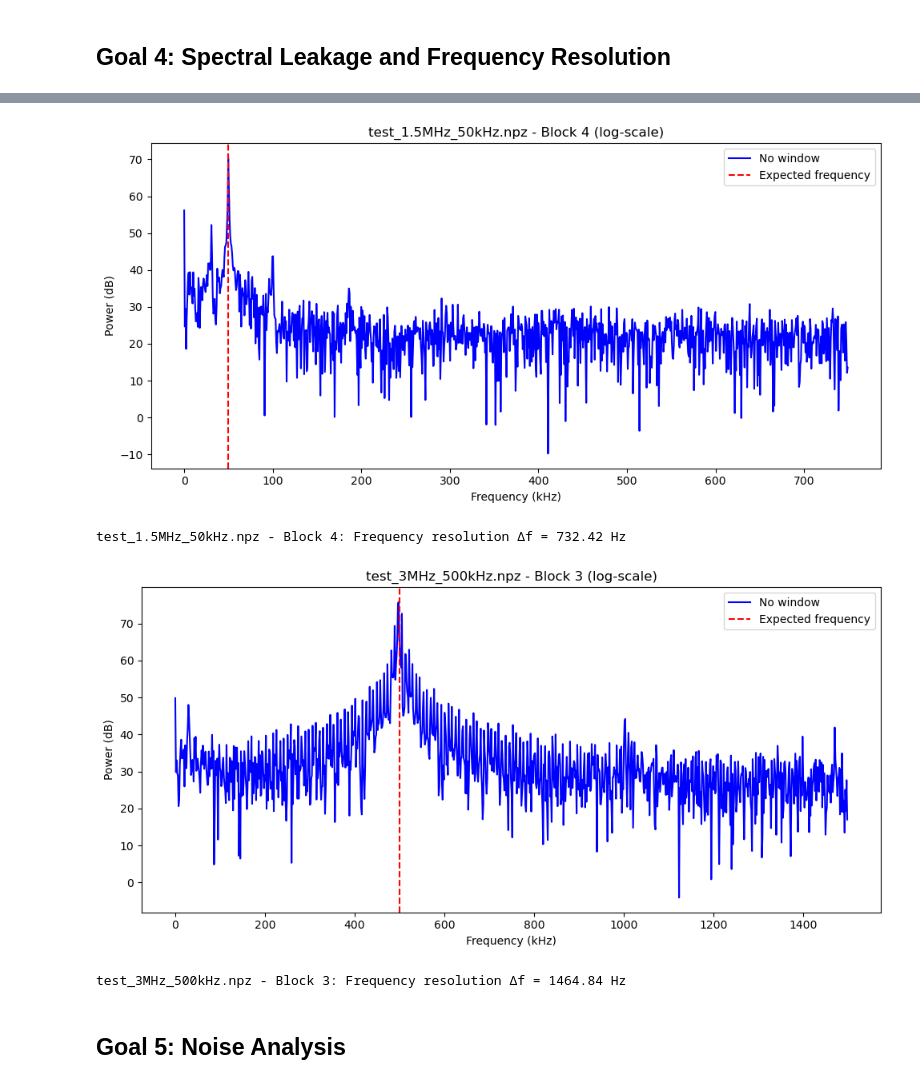
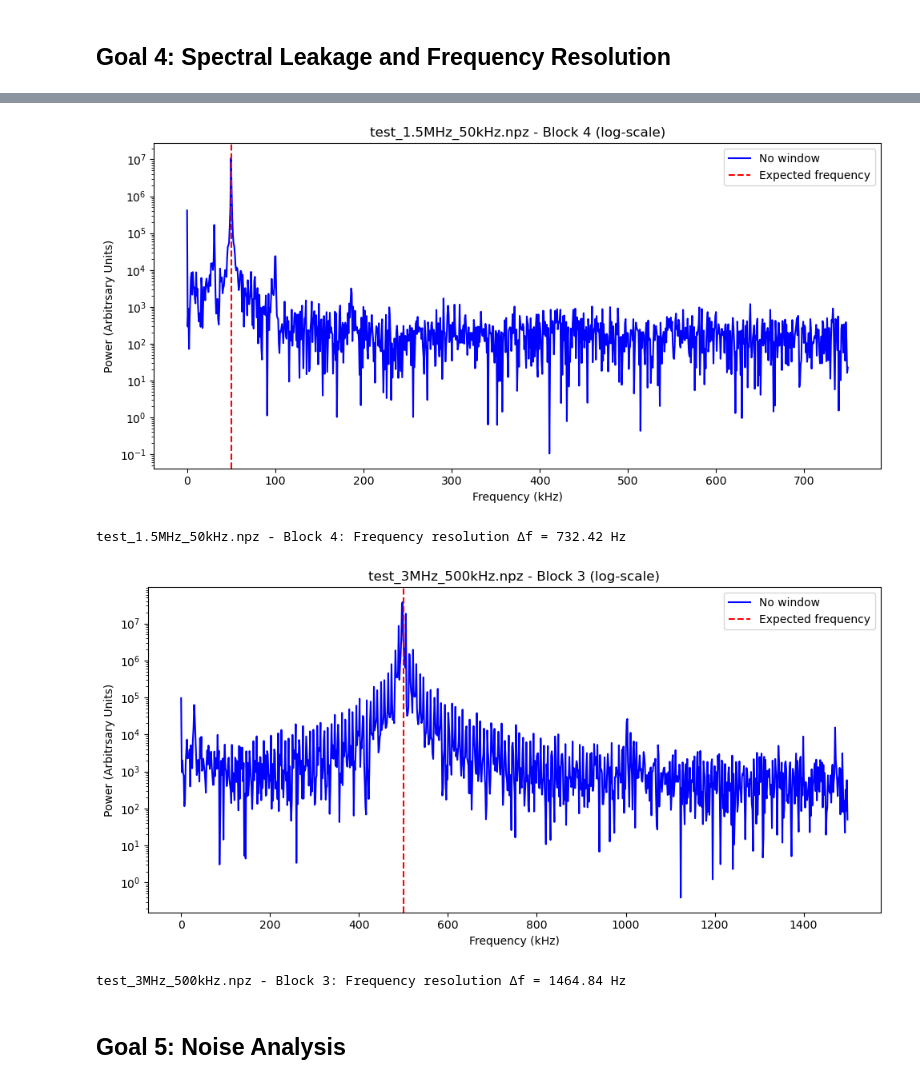
Before and after one commit to averybooks/radiolab2026-Cal, a Jupyter notebook: LAB1_Code.ipynb, the cells around one changed output, grey strips where cells are left out. Saved outputs shown, nothing was run; the diff lists cells and outputs as text; code cells hidden in the pictures.

Commit message:
Graph code confirmed done, lab report being written

```diff
--- a/LAB1_Code.ipynb
+++ b/LAB1_Code.ipynb
@@ -371,11 +400,5 @@ test_3MHz_500kHz.npz - Block 3: Frequency resolution Δf = 1464.84 Hz
 # %%
-import numpy as np
-import matplotlib.pyplot as plt
-import os
-
-# -----------------------------
 # Dataset parameters
-# -----------------------------
 datasets = [
     {
         "file": r"C:\Users\medin\Downloads\Spring_2026\ASTRON121\LAB1_DATA\Bandpass Filter\1.5MHz_Sampling\test_1.5MHz_50kHz.npz",
@@ -393,66 +416,56 @@ datasets = [
     }
 ]
 
-# -----------------------------
 # Function to plot log-scale annotated spectrum
-# -----------------------------
 def plot_annotated_spectrum_log(x_block, fs, f_signal, zoom_range_khz, title):
     N = len(x_block)
     delta_f = fs / N
 
+    #Conduct Fourier Tranform of block
+    X = np.fft.fft(x_block)
     freqs = np.fft.fftfreq(N, 1/fs)
-    window = np.hanning(N)
-
-    X = np.fft.fft(x_block)
-    Xw = np.fft.fft(x_block * window)
-
-    # Convert to dB (power)
-    epsilon = 1e-12  # avoid log(0)
-    power_dB = 10 * np.log10(np.abs(X)**2 + epsilon)
-    power_windowed_dB = 10 * np.log10(np.abs(Xw)**2 + epsilon)
+    power = np.abs(X)**2
 
     # Zoom range
-    zoom_min = f_signal - zoom_range_khz*1e3
-    zoom_max = f_signal + zoom_range_khz*1e3
+    zoom_min = f_signal - zoom_range_khz * 1e3
+    zoom_max = f_signal + zoom_range_khz * 1e3
 
-    plt.figure(figsize=(10,5))
+    plt.figure(figsize = (10,5))
 
     # Plot spectra in dB
-    plt.plot(freqs[:N//2]/1e3, power_dB[:N//2], label='No window', color='blue')
-    #plt.plot(freqs[:N//2]/1e3, power_windowed_dB[:N//2], label='Hanning window', color='orange')
+    plt.plot(freqs[:N//2]/1e3, power[:N//2], label = 'No window', color = 'blue')
 
     # Expected frequency line
-    plt.axvline(f_signal/1e3, color='red', linestyle='--', label='Expected frequency')
+    plt.axvline(f_signal/1e3, color = 'red', linestyle = '--', label = 'Expected frequency')
 
 
     #plt.xlim(zoom_min/1e3, zoom_max/1e3)
     plt.xlabel('Frequency (kHz)')
-    plt.ylabel('Power (dB)')
+    plt.ylabel('Power (Arbitrsary Units)')
+    plt.yscale('log')
     plt.title(title + " (log-scale)")
     plt.legend()
     plt.tight_layout()
     plt.show()
 
     print(f"{title}: Frequency resolution Δf = {delta_f:.2f} Hz")
 
-# -----------------------------
 # Process both datasets
-# -----------------------------
 for ds in datasets:
     data = np.load(ds["file"])
     x = data[data.files[0]]
 
     if x.ndim == 1:
         x = x[np.newaxis, :]
 
     block = x[ds["block_idx"]]
     title = f"{os.path.basename(ds['file'])} - Block {ds['block_idx'] + 1}"
 
     plot_annotated_spectrum_log(block, ds["fs"], ds["f_signal"], ds["zoom_range_khz"], title)
 # %% [output]
-[figure, old version]
+[figure, new version]
 test_1.5MHz_50kHz.npz - Block 4: Frequency resolution Δf = 732.42 Hz
-[figure, old version]
+[figure, new version]
 test_3MHz_500kHz.npz - Block 3: Frequency resolution Δf = 1464.84 Hz
 # %% [markdown]
 ## Goal 5: Noise Analysis
```
Also changed, not shown: parts of 23 cells of this notebook, 1 other file.
